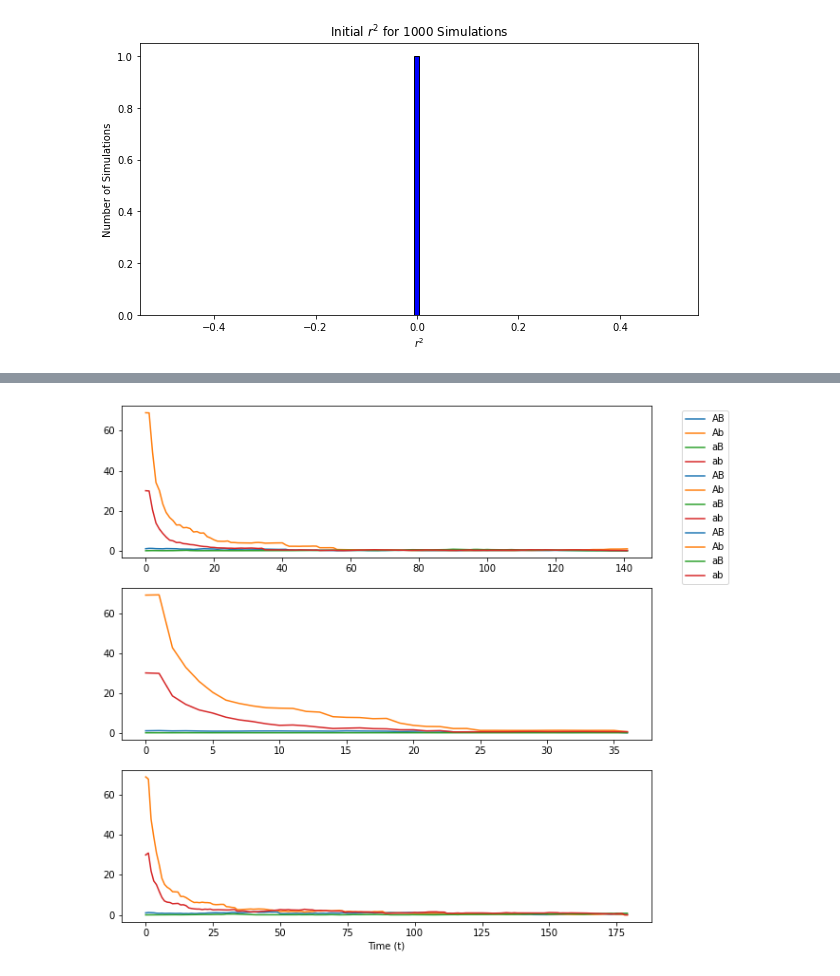
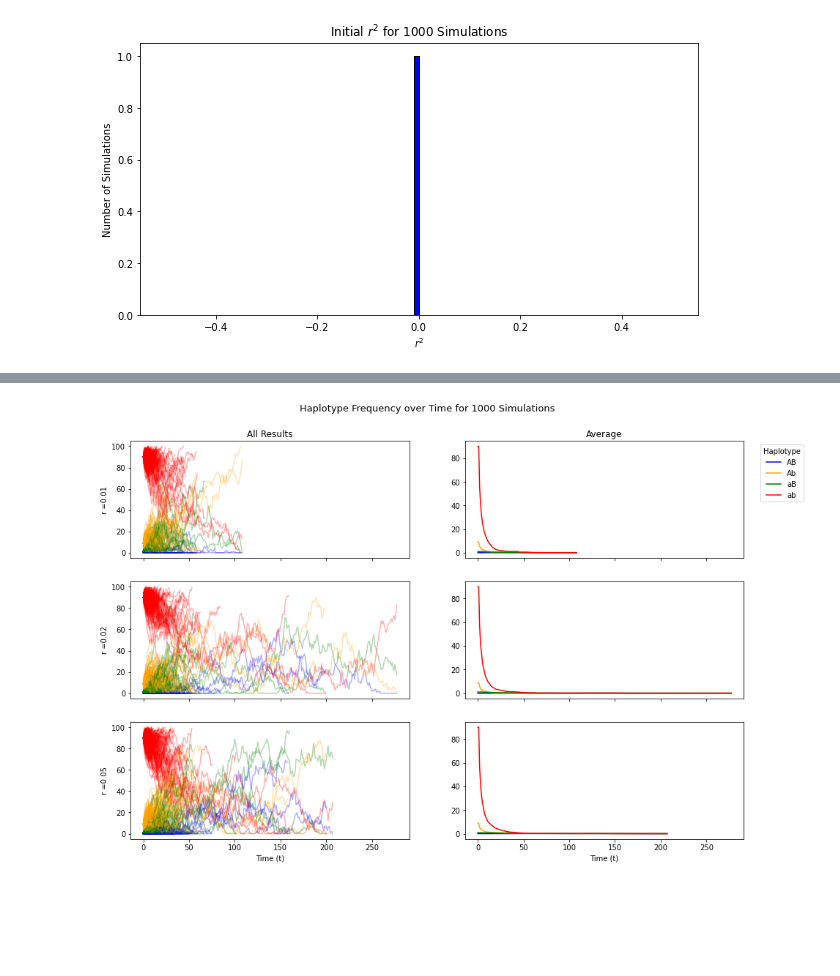
Before and after one commit to TomMakesThings/Wright-Fisher-Simulator, a Jupyter notebook: WrightFisher.ipynb, the cells around one changed output, grey strips where cells are left out. Cells and saved outputs as stored; diff of their text form; code cells hidden in the pictures; blank space fills up the shorter version.

Commit message:
Add average to haplotype plot

```diff
--- a/WrightFisher.ipynb
+++ b/WrightFisher.ipynb
@@ -632,10 +519,0 @@ all_r2 = [np.pad(all_r2[x], (0, max_time - len(all_r2[x])))
-# %%
-mean_r2 = np.array([])
-
-# Calculate the average haplotype frequency per time step
-for y in range(max_time):
-    time_step_r2 = np.array([np.transpose(all_r2[x])[y] for x in range(len(all_r2))])
-    time_step_r2 = [r2 for r2 in time_step_r2 if r2 != None]
-    mean_r2 = np.append(mean_r2, np.mean(time_step_r2))
-
-print(mean_r2)
@@ -660,19 +656,47 @@ print(mean_r2)
 # %%
-fig, axes = plt.subplots(3, figsize = (10, 10))
+# Set line colour for each haplotype
+haplotype_colours = {"AB": "blue", "Ab": "orange", "aB": "green", "ab": "red"}
+
+# Plot haplotype frequency for the recombination rates
+haplotype_freq_r_fig, axes = plt.subplots(3, 2, figsize = (15, 10), sharex = True)
+haplotype_freq_r_fig.suptitle("Haplotype Frequency over Time for " + str(n_simulations) + " Simulations",
+             fontsize = 13, y = 0.95)
 
 # Get list of the haplotype genotypes AB, Ab, aB and ab
 all_haplotypes = list(initial_alleles.keys())
 
-for i in range(len(r_value_colours.keys())):
-    r_value = list(r_value_colours.keys())[i]
+# Add plot for each recombination rate
+for i in range(len(recombination_rates)):
+    r_value = list(recombination_rates)[i]
 
-    for j in range(len(all_haplotypes)):
-        haplotype = all_haplotypes[j]
-        haplotype_freq = np.transpose(average_haplotype_freq[str(r_value)])[j]
-        axes[i].plot(haplotype_freq, label = haplotype)
+    # Overlay results for each simulation by adding transparent lines
+    for n in range(n_simulations):
+        for j in range(len(all_haplotypes)):
+            haplotype = all_haplotypes[j]
+            axes[i,0].plot(recombination_results[r_value][n]["haplotype_frequencies"][j],
+                           color = haplotype_colours[haplotype], alpha = 0.3)
 
-fig.legend(loc = "upper right", bbox_to_anchor = (1.02, 0.88))
-plt.xlabel("Time (t)")
+    # Plot average per haplotype
+    for k in range(len(all_haplotypes)):
+        haplotype = all_haplotypes[k]
+        haplotype_freq = np.transpose(average_haplotype_freq[r_value])[k]
+        axes[i,1].plot(haplotype_freq, color = haplotype_colours[haplotype],
+                       label = haplotype if i == 1 else "")
+
+# Set axis labels and titles
+axes[0,0].set_ylabel("r =" + str(recombination_rates[0]))
+axes[1,0].set_ylabel("r =" + str(recombination_rates[1]))
+axes[2,0].set_ylabel("r =" + str(recombination_rates[2]))
+axes[2,0].set_xlabel("Time (t)")
+axes[2,1].set_xlabel("Time (t)")
+axes[0,0].set_title("All Results")
+axes[0,1].set_title("Average")
+
+# Position legend and show plot
+haplotype_freq_r_fig.legend(loc = "upper right", bbox_to_anchor = (0.98, 0.88), title = "Haplotype")
 plt.show()
+
+# Save the plot
+haplotype_freq_r_fig.savefig("Haplotypes_Over_Time_Recombination_Rates.pdf", bbox_inches = "tight")
 # %% [output]
-[figure, old version]
+[figure, new version]
```
Also changed, not shown: parts of 10 cells of this notebook, 7 other files.
